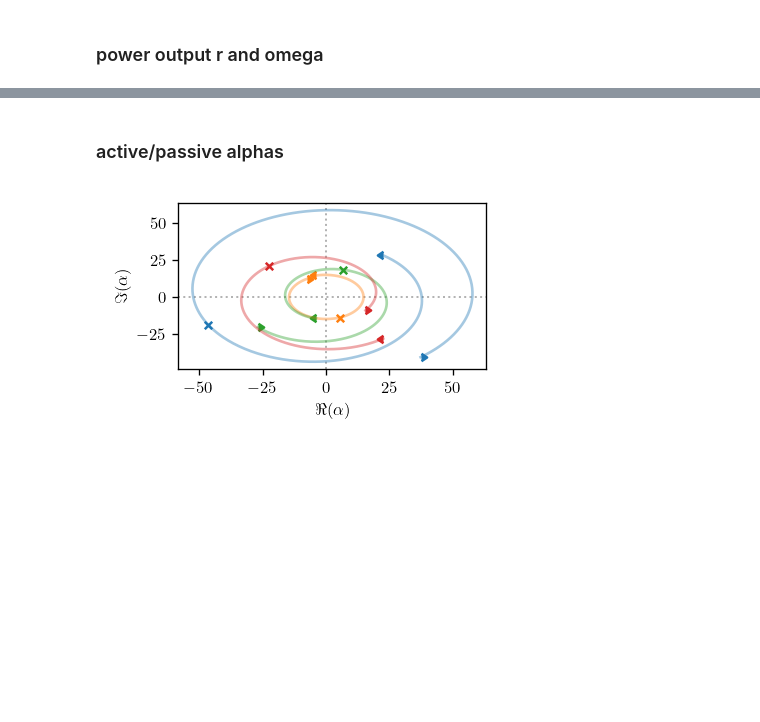
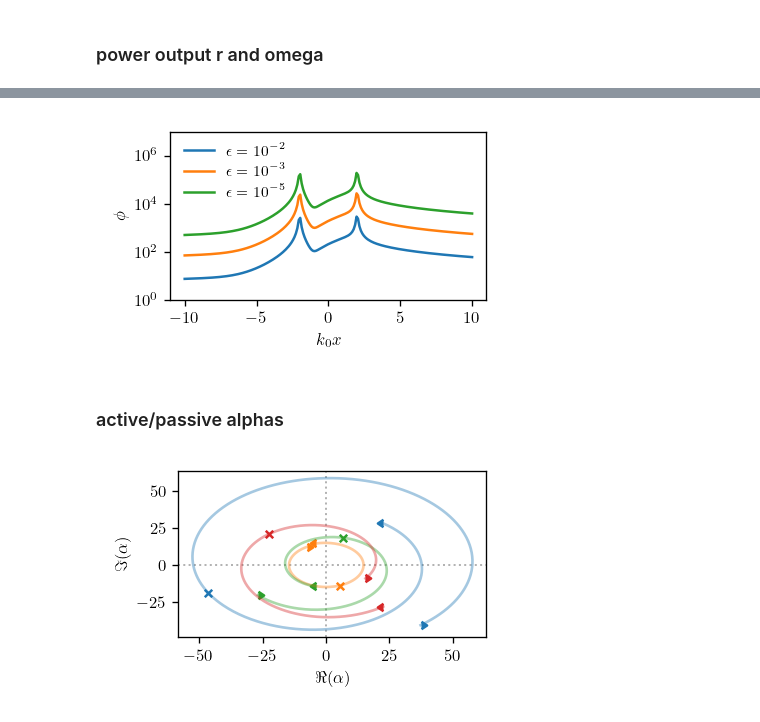
Before and after one commit to mekise/graph-theory-dda, a Jupyter notebook: notebooks/plot_paper.ipynb, the cells around one changed output, grey strips where cells are left out. Saved outputs shown, nothing was run; the diff lists cells and outputs as text; code cells hidden in the pictures; blank space fills up the shorter version.

```diff
--- a/notebooks/plot_paper.ipynb
+++ b/notebooks/plot_paper.ipynb
@@ -338,3 +348,25 @@ plt.show()
+# %%
+file = np.load("../data/totalfield_new.npz")
+saveplot = "../data/totalfield_new.pdf"
+xx = file["xx"]
+yy = file["yy"]
+phitot = file["phitot"]
+rspan = file["rspan"]
+
+fig, ax = plt.subplots(figsize=figsize, dpi=120)
+plt.axhline(0, c='0.7', ls='dotted', lw=1.2)
+plt.semilogy(xx, np.abs(phitot[300, :, 100]), c='C0', label="$\\epsilon=10^{-2}$")
+plt.plot(xx, np.abs(phitot[210, :, 100]), c='C1', label="$\\epsilon=10^{-3}$")
+plt.plot(xx, 1e-12*np.abs(phitot[199, :, 100]), c='C2', label="$\\epsilon=10^{-5}$")
+plt.xlabel("$k_0x$")
+plt.ylabel("$\\phi$")
+plt.ylim(1e0,1e7)
+plt.legend(frameon=False, loc="upper left")
+plt.tight_layout()
+plt.savefig(saveplot)
+plt.show()
+# %% [output]
+[figure, added]
 # %% [markdown]
 ### active/passive alphas
 # %%
```
Also changed, not shown: parts of 6 cells of this notebook, 1 other file.
